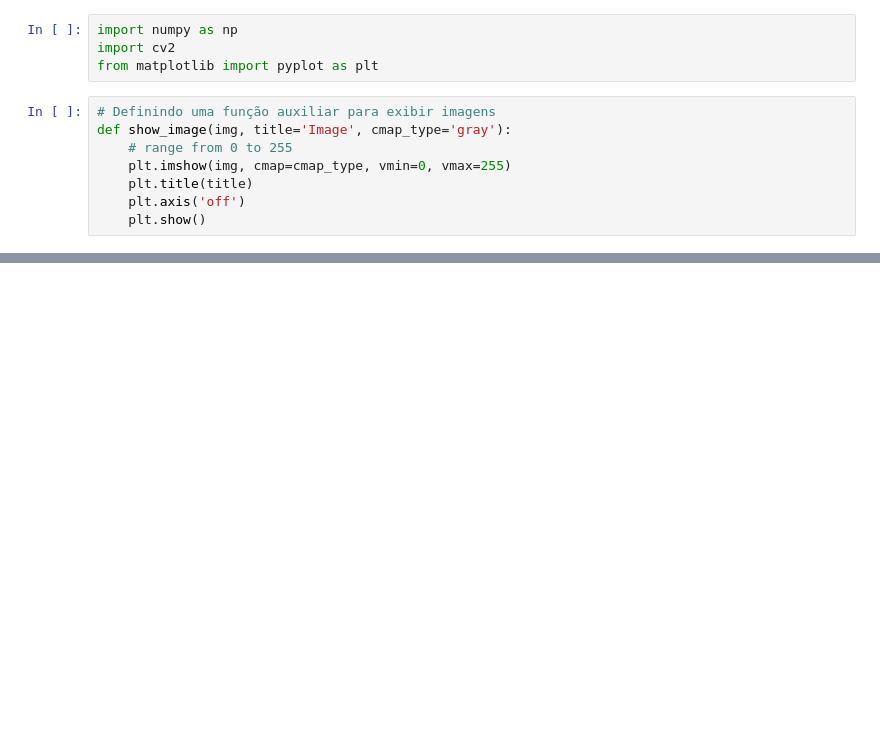
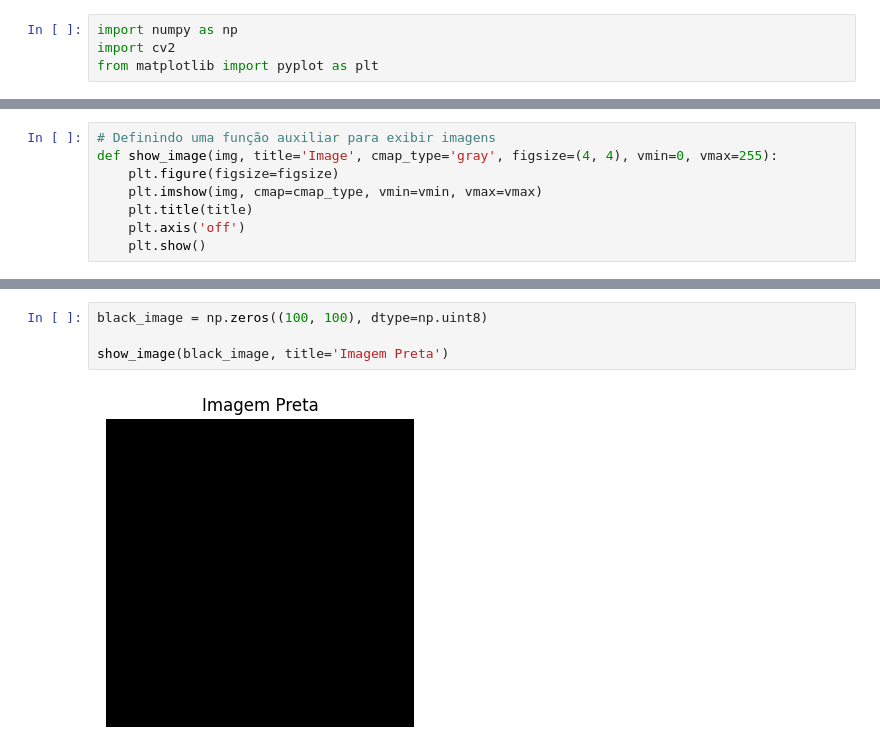
Before and after one commit to richardson-souza/topicos_contemporaneos, a Jupyter notebook: Aula 1 - Introdução às CNNs/01 - Intro CV.ipynb, the cells around one changed output, grey strips where cells are left out. Drawn from its saved outputs; the diff is of its cells as text; blank space fills up the shorter version.

```diff
--- a/Aula 1 - Introdução às CNNs/01 - Intro CV.ipynb
+++ b/Aula 1 - Introdução às CNNs/01 - Intro CV.ipynb
@@ -12,11 +9,3 @@ Vamos começar importando as bibliotecas necessárias.
 import numpy as np
 import cv2
 from matplotlib import pyplot as plt
-# %%
-# Definindo uma função auxiliar para exibir imagens
-def show_image(img, title='Image', cmap_type='gray'):
-    # range from 0 to 255
-    plt.imshow(img, cmap=cmap_type, vmin=0, vmax=255)
-    plt.title(title)
-    plt.axis('off')
-    plt.show()
@@ -224,0 +12,8 @@ plt.show()
+# %%
+# Definindo uma função auxiliar para exibir imagens
+def show_image(img, title='Image', cmap_type='gray', figsize=(4, 4), vmin=0, vmax=255):
+    plt.figure(figsize=figsize)
+    plt.imshow(img, cmap=cmap_type, vmin=vmin, vmax=vmax)
+    plt.title(title)
+    plt.axis('off')
+    plt.show()
@@ -224,0 +23,6 @@ plt.show()
+# %%
+black_image = np.zeros((100, 100), dtype=np.uint8)
+
+show_image(black_image, title='Imagem Preta')
+# %% [output]
+[figure, added]
```
Also changed, not shown: parts of 55 cells of this notebook, 8 other files.
